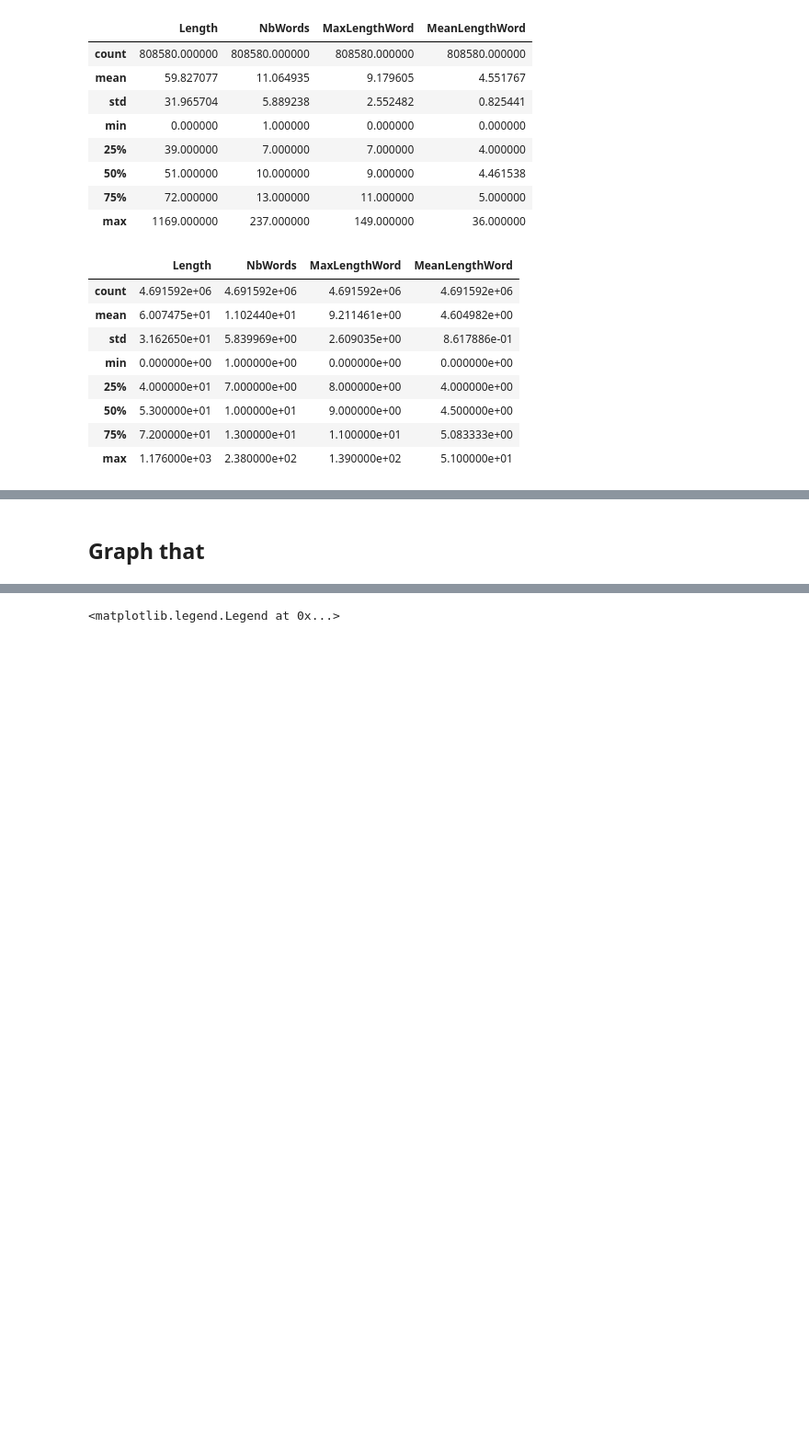
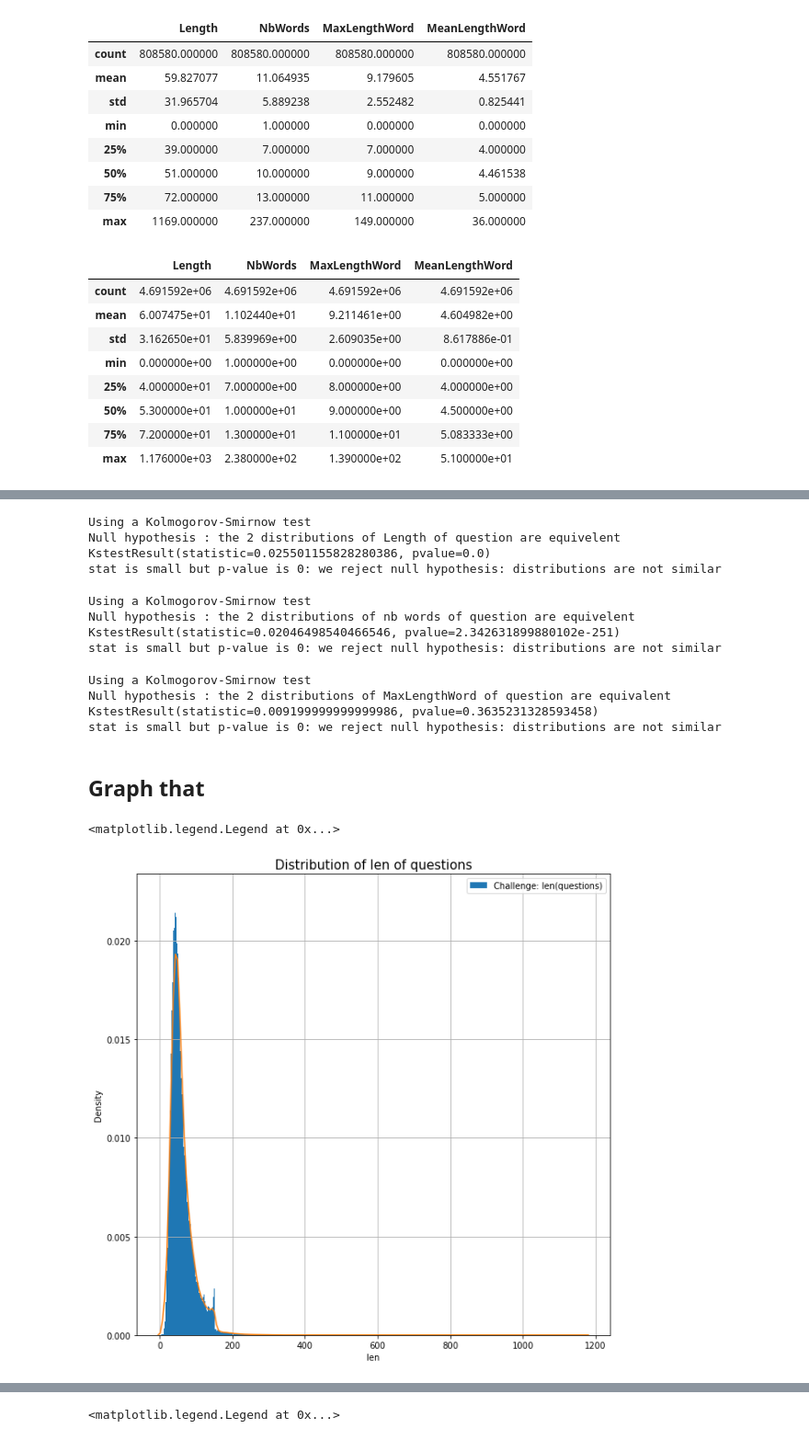
Before and after one commit to acharroux/QuoraPairs, a Jupyter notebook: Analysis/SimpleAnalysis.ipynb, the cells around one changed output, grey strips where cells are left out. Shown at 92% size. Saved outputs shown, nothing was run; the diff lists cells and outputs as text; code cells hidden in the pictures; blank space fills up the shorter version.

```diff
--- a/Analysis/SimpleAnalysis.ipynb
+++ b/Analysis/SimpleAnalysis.ipynb
@@ -393,4 +399,51 @@ words_of_challenge_questions.describe()
+# %%
+from scipy.stats import ks_2samp
+
+print('Using a Kolmogorov-Smirnow test')
+print('Null hypothesis : the 2 distributions of Length of question are equivalent')
+print(ks_2samp(words_of_train_questions['Length'],words_of_challenge_questions['Length']))
+print('stat is small but p-value is 0: we reject null hypothesis: distributions are not similar')
+# %% [output]
+Using a Kolmogorov-Smirnow test
+Null hypothesis : the 2 distributions of Length of question are equivelent
+KstestResult(statistic=0.025501155828280386, pvalue=0.0)
+stat is small but p-value is 0: we reject null hypothesis: distributions are not similar
+# %%
+print('Using a Kolmogorov-Smirnow test')
+print('Null hypothesis : the 2 distributions of nb words of question are equivalent')
+print(ks_2samp(words_of_train_questions['NbWords'],words_of_challenge_questions['NbWords']))
+print('stat is small but p-value is 0: we reject null hypothesis: distributions are not similar')
+# %% [output]
+Using a Kolmogorov-Smirnow test
+Null hypothesis : the 2 distributions of nb words of question are equivelent
+KstestResult(statistic=0.02046498540466546, pvalue=2.342631899880102e-251)
+stat is small but p-value is 0: we reject null hypothesis: distributions are not similar
+# %%
+print('Using a Kolmogorov-Smirnow test')
+print('Null hypothesis : the 2 distributions of MaxLengthWord of question are equivalent')
+print(ks_2samp(words_of_train_questions['MaxLengthWord'].sample(20000,random_state=42),words_of_challenge_questions['MaxLengthWord'].sample(20000,random_state=42)))
+print('stat is small but p-value is 0: we reject null hypothesis: distributions are not similar')
+# %% [output]
+Using a Kolmogorov-Smirnow test
+Null hypothesis : the 2 distributions of MaxLengthWord of question are equivalent
+KstestResult(statistic=0.009199999999999986, pvalue=0.3635231328593458)
+stat is small but p-value is 0: we reject null hypothesis: distributions are not similar
 # %% [markdown]
 ## Graph that
+# %%
+palette = sns.color_palette()
+plot.figure(figsize=(10, 10))
+plot.hist(all_train_questions.str.len(),bins=300,range=[0,300],density=True,label='Challenge: len(questions)',histtype='bar')
+sns.distplot(all_challenge_questions.str.len(),hist=False,kde=True,bins=300)
+#sns.distplot(all_challenge_questions.str.len(),hist=False,kde=True,bins=30)
+#plot.hist(all_challenge_questions.str.len(),bins=300,range=[0,300],density=True,color=palette[2],label='Challenge questions',alpha=0.5,histtype='step',lw=2,)
+plot.title('Distribution of len of questions', fontsize=15)
+plot.xlabel('len')
+plot.ylabel('Density')
+plot.grid(True)
+plot.legend()
+# %% [output]
+<matplotlib.legend.Legend at 0x...>
+[figure, added]
 # %%
 palette = sns.color_palette()
```
Also changed, not shown: parts of 4 cells of this notebook, 4 other files.
